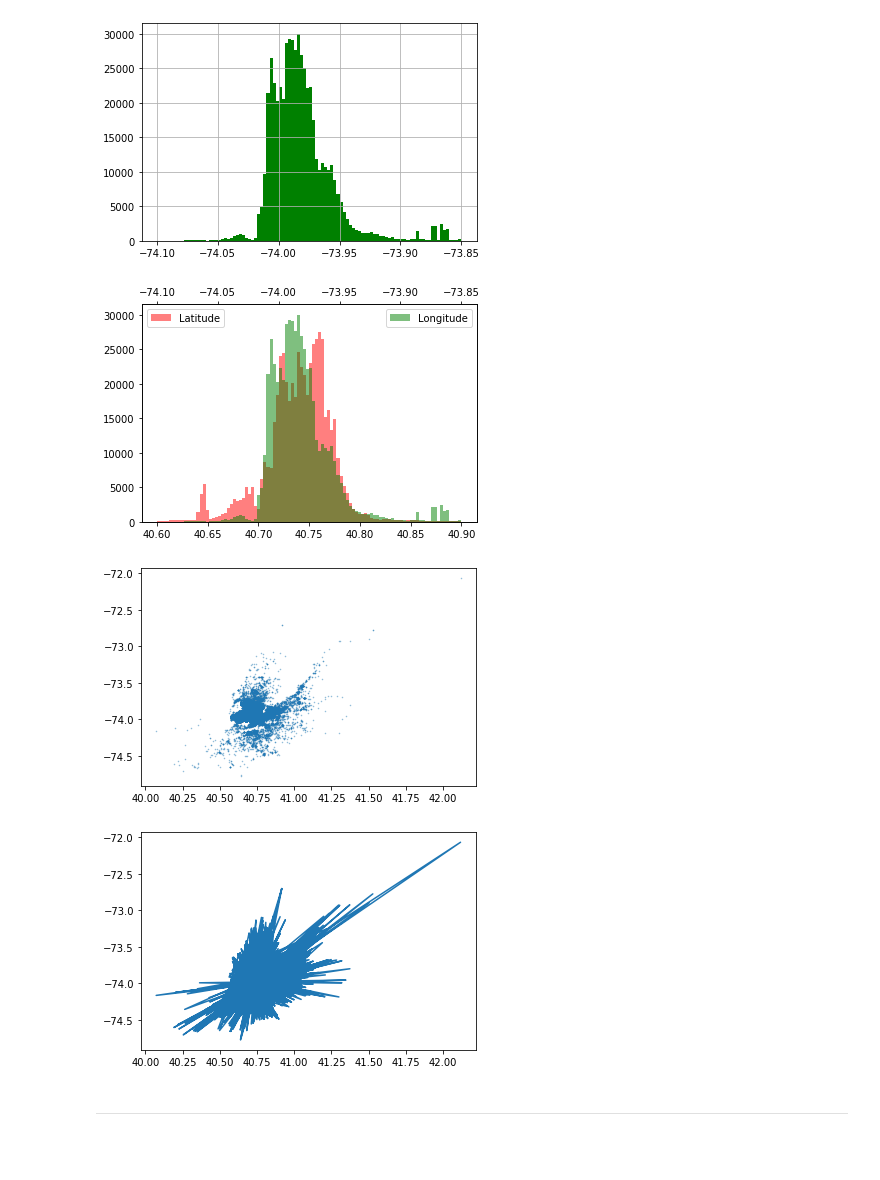
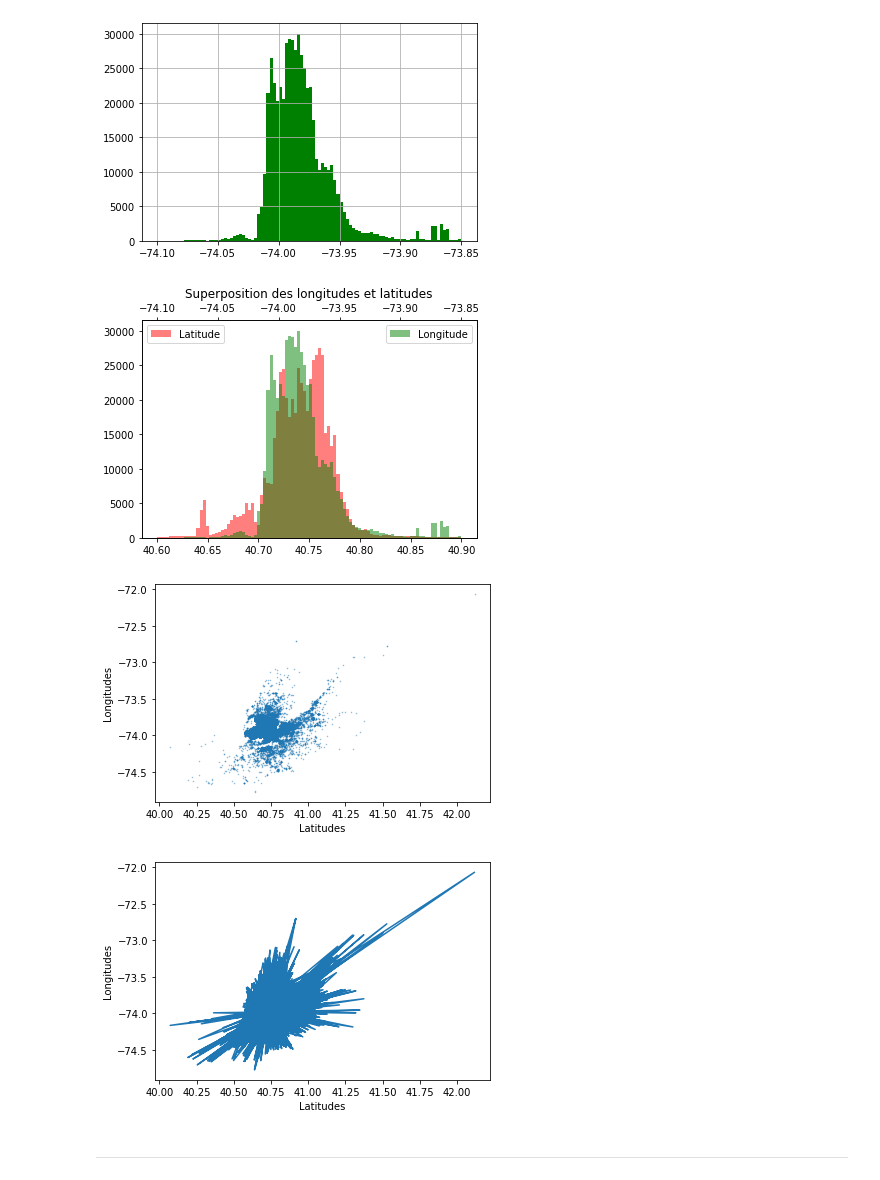
Before and after one commit to DialloYoussouf/Jedhabootcamp_Projects, a Jupyter notebook: Projet -- UBER PICKUPS/Uber-Bokeh.ipynb, the cells around one changed output. Saved outputs shown, nothing was run; the diff lists cells and outputs as text; code cells hidden in the pictures; blank space fills up the shorter version.

```diff
--- a/Projet -- UBER PICKUPS/Uber-Bokeh.ipynb
+++ b/Projet -- UBER PICKUPS/Uber-Bokeh.ipynb
@@ -166,26 +166,32 @@ plt.show()
 # %% [output]
 [figure]
 # %%
+# Superposition des longitudes et latitudes
 hist(data.Lat, bins=100, range=(40.6, 40.9), color='red', alpha=0.5, label='Latitude')
 plt.legend(loc = 'upper left')
 #grid(b = True, which = 'both')
 plt.twiny()
 hist(data.Lon, bins=100, range=(-74.1, -73.85), color='green', alpha=0.5, label='Longitude')
 plt.legend(loc = 'best')
 #grid(b = True, which = 'both')
+plt.title('Superposition des longitudes et latitudes')
 plt.show()
 # %% [output]
-[figure, old version]
+[figure, new version]
 # %%
 pylab.plot(data.Lat, data.Lon, '.', ms=1, alpha=0.5)
+plt.xlabel('Latitudes')
+plt.ylabel('Longitudes')
 plt.show()
 # %% [output]
-[figure, old version]
+[figure, new version]
 # %%
 plot(data.Lat, data.Lon)
+plt.xlabel('Latitudes')
+plt.ylabel('Longitudes')
 plt.show()
 # %% [output]
-[figure, old version]
+[figure, new version]
 # %% [markdown]
 ---
 # %% [markdown]
```
Also changed, not shown: parts of 11 cells of this notebook.
